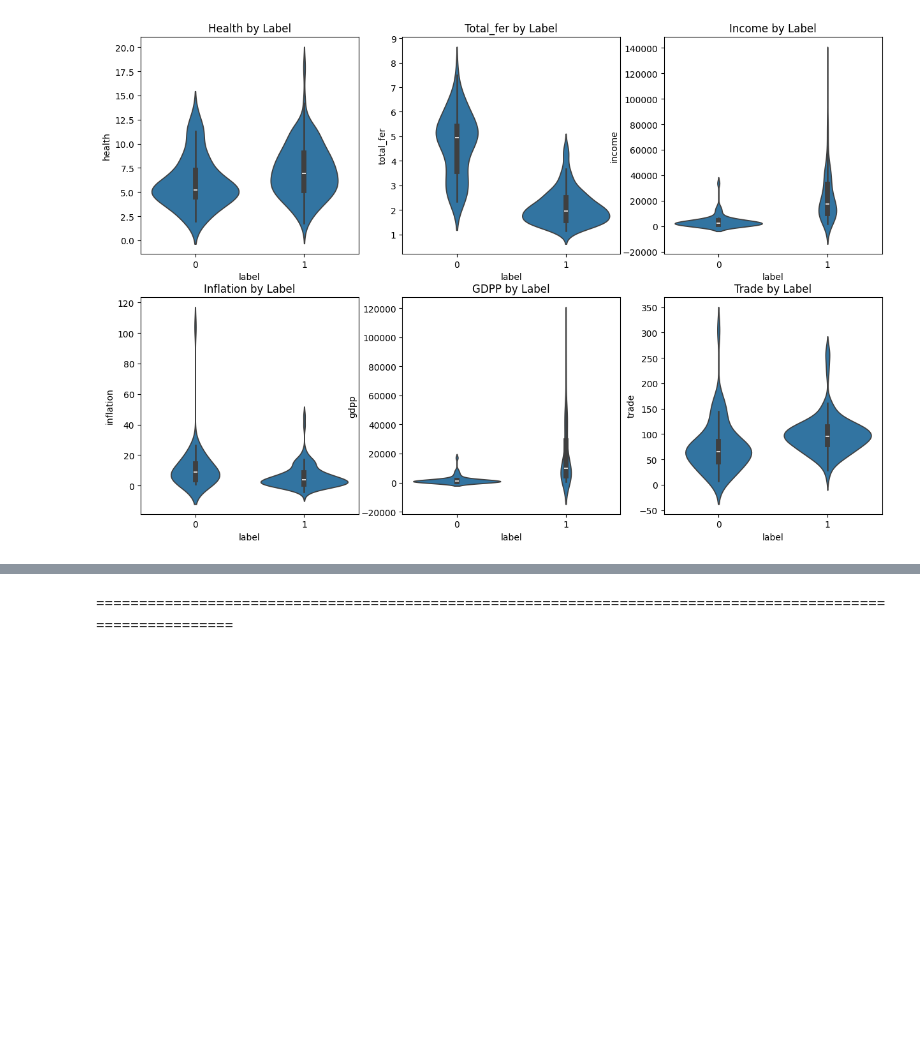
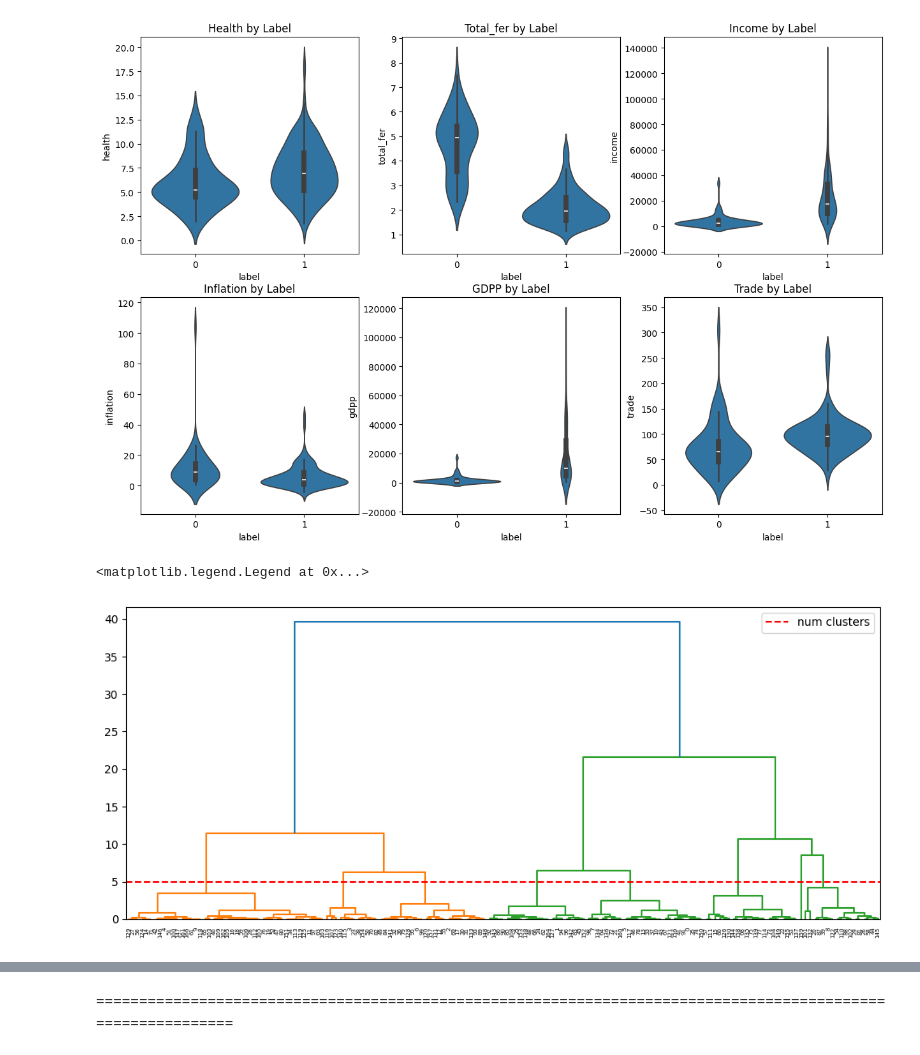
Before and after one commit to GRetriever/Data-Analysis-Project, a Jupyter notebook: Countries/Countries.ipynb, the cells around one changed output, grey strips where cells are left out. Saved outputs shown, nothing was run; the diff lists cells and outputs as text; code cells hidden in the pictures; blank space fills up the shorter version.

```diff
--- a/Countries/practice_3_countries.ipynb
+++ b/Countries/Countries.ipynb
@@ -430,3 +485,13 @@ plt.title('Trade by Label')
 # %% [output]
 Text(0.5, 1.0, 'Trade by Label')
 [figure]
+# %%
+x = df[['health']]
+
+plt.figure(figsize=(12,5))
+_=hc.dendrogram(hc.linkage(x,method='ward'))
+plt.axhline(5,color='red',linestyle='--',label='num clusters')
+plt.legend()
+# %% [output]
+<matplotlib.legend.Legend at 0x...>
+[figure, added]
```
Also changed, not shown: parts of 10 cells of this notebook, 2 other files.
